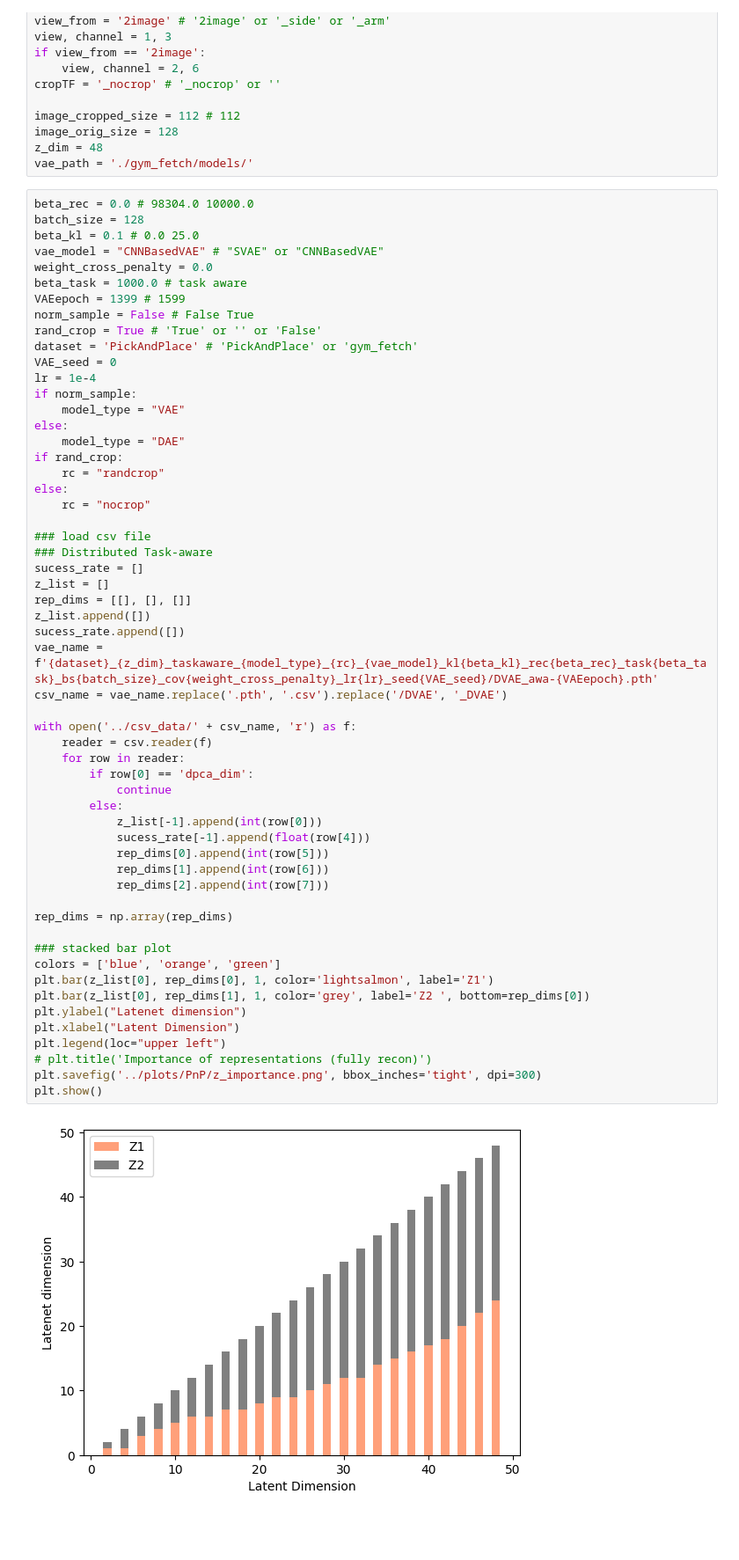
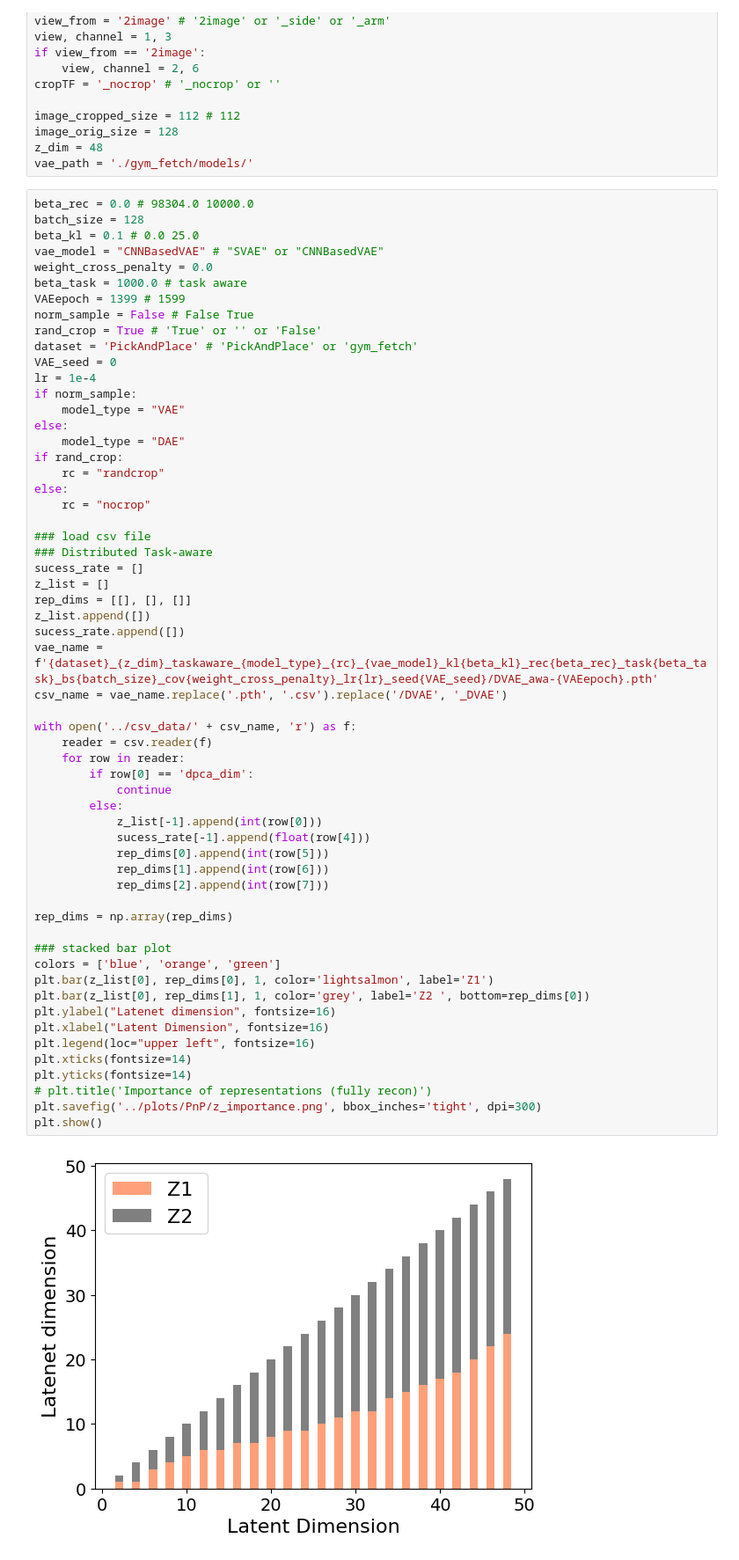
Before and after one commit to UTAustin-SwarmLab/Task-aware-Distributed-Source-Coding, a Jupyter notebook: PnP_scripts/plot＿pnp_evalEQ.ipynb, the cells around one changed output. Shown at 88% size. Saved outputs shown, nothing was run; the diff lists cells and outputs as text; blank space fills up the shorter version.

```diff
--- a/PnP_scripts/plot＿pnp_evalEQ.ipynb
+++ b/PnP_scripts/plot＿pnp_evalEQ.ipynb
@@ -42,37 +42,39 @@ else:
 sucess_rate = []
 z_list = []
 rep_dims = [[], [], []]
 z_list.append([])
 sucess_rate.append([])
 vae_name = f'{dataset}_{z_dim}_taskaware_{model_type}_{rc}_{vae_model}_kl{beta_kl}_rec{beta_rec}_task{beta_task}_bs{batch_size}_cov{weight_cross_penalty}_lr{lr}_seed{VAE_seed}/DVAE_awa-{VAEepoch}.pth'
 csv_name = vae_name.replace('.pth', '.csv').replace('/DVAE', '_DVAE')
 
 with open('../csv_data/' + csv_name, 'r') as f:
     reader = csv.reader(f)
     for row in reader:
         if row[0] == 'dpca_dim':
             continue
         else:
             z_list[-1].append(int(row[0]))
             sucess_rate[-1].append(float(row[4]))
             rep_dims[0].append(int(row[5]))
             rep_dims[1].append(int(row[6]))
             rep_dims[2].append(int(row[7]))
 
 rep_dims = np.array(rep_dims)
 
 ### stacked bar plot
 colors = ['blue', 'orange', 'green']
 plt.bar(z_list[0], rep_dims[0], 1, color='lightsalmon', label='Z1')
 plt.bar(z_list[0], rep_dims[1], 1, color='grey', label='Z2 ', bottom=rep_dims[0])
-plt.ylabel("Latenet dimension")
-plt.xlabel("Latent Dimension")
-plt.legend(loc="upper left")
+plt.ylabel("Latenet dimension", fontsize=16)
+plt.xlabel("Latent Dimension", fontsize=16)
+plt.legend(loc="upper left", fontsize=16)
+plt.xticks(fontsize=14)
+plt.yticks(fontsize=14)
 # plt.title('Importance of representations (fully recon)')
 plt.savefig('../plots/PnP/z_importance.png', bbox_inches='tight', dpi=300)
 plt.show()
 # %% [output]
-[figure, old version]
+[figure, new version]
 # %%
 ### Joint
 z_dim = 48
```
Also changed, not shown: parts of 1 cell of this notebook, 6 other files.
